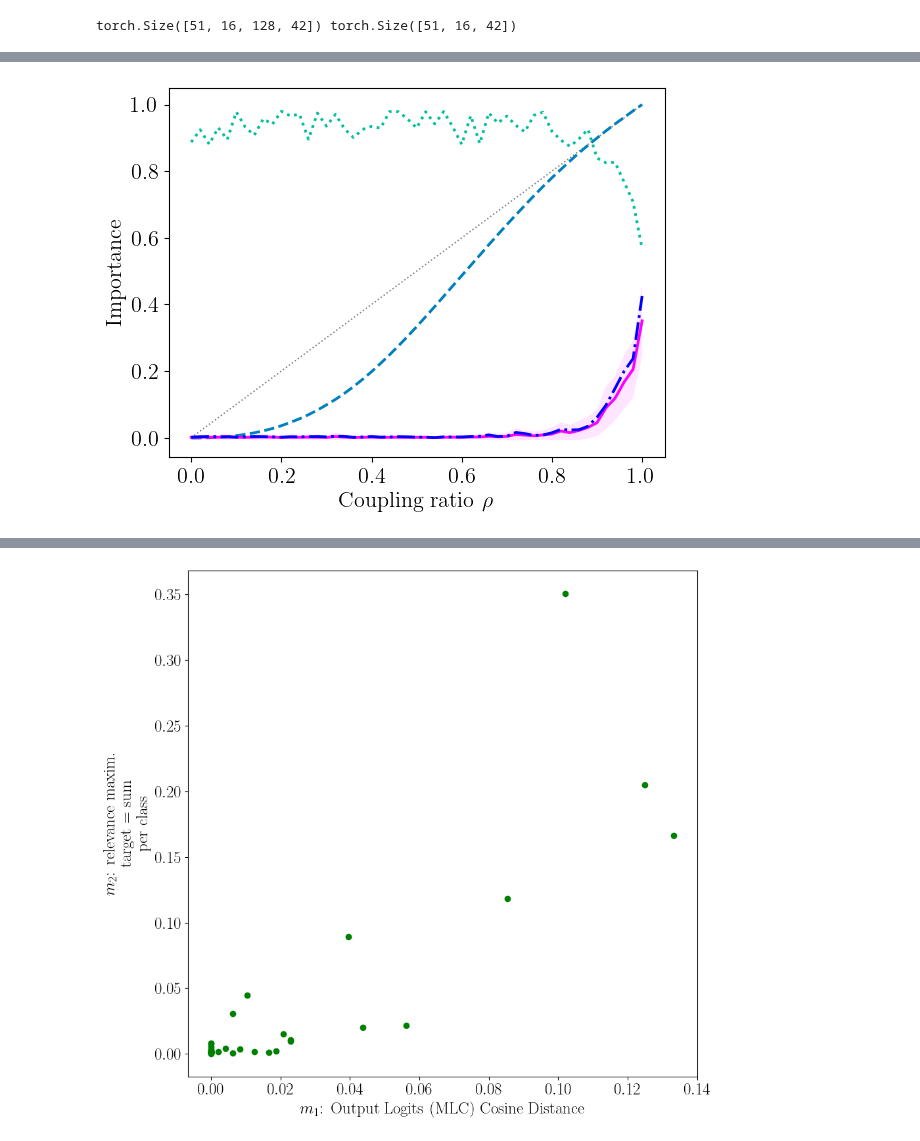
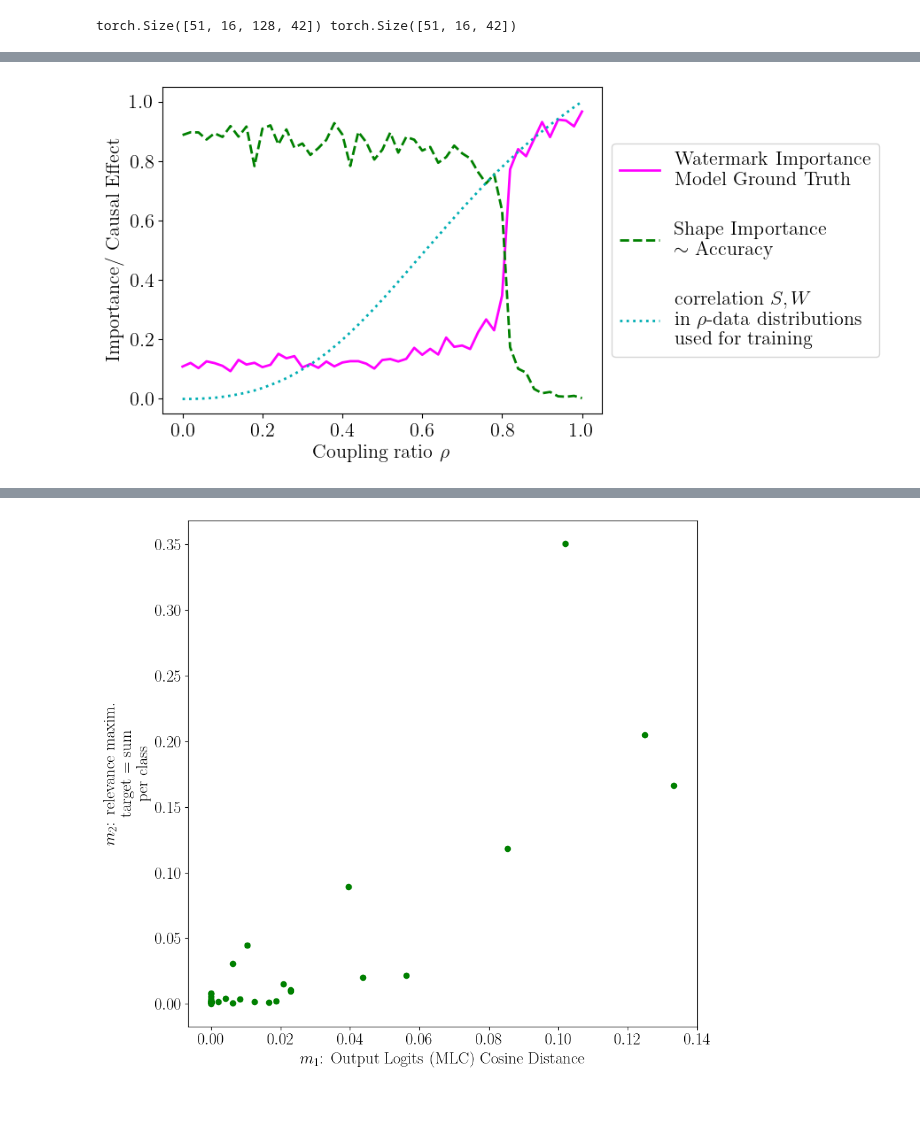
Before and after one commit to lillijo/xai-evaluation-master-thesis, a Jupyter notebook: experiments/compare_measures.ipynb, the cells around one changed output, grey strips where cells are left out. Saved outputs shown, nothing was run; the diff lists cells and outputs as text; code cells hidden in the pictures; blank space fills up the shorter version.

```diff
--- a/experiments/compare_measures.ipynb
+++ b/experiments/compare_measures.ipynb
@@ -446,76 +448,76 @@ mpl.rcParams.update({'font.family': 'serif', "font.size": 16})
 ecol = mpl.cm.winter(np.linspace(0, 1, 5))
 scol = mpl.cm.spring(np.linspace(0, 1, 5))
 
-plt.plot(
+""" plt.plot(
     BIASES,
     BIASES,
-    linewidth=1,
+    linewidth=2,
     label="coupling ratio $\\rho$",
-    linestyle="dotted",
-    color="gray",
-)
-plt.plot(
-    BIASES,
-    watermark_flip_m0,
-    linewidth=2,
-    label="$m_0$: corr($S,W$) \n $\\rho$-data dist. \n for training",
     linestyle="dashed",
-    color=ecol[2],
-)
+    color="#00AEB3",
+) """
 
 m1_mlc = torch.mean(per_sample[:, :, :, 2], dim=(1, 2))
 m1_mlc_sigma = torch.std(per_sample[:, :, :, 2], dim=(1, 2)) / math.sqrt(iterations)
 
-plt.plot(
+""" plt.plot(
     BIASES,
     m1_mlc,
     linewidth=2,
     label="$m_1$: $W$ MLC",
     # label="importance watermark (spurious feature)",
     color=scol[0],  # "#C8D672"
-)
-plt.fill_between(
+) """
+""" plt.fill_between(
     BIASES,
     m1_mlc + m1_mlc_sigma,
     m1_mlc - m1_mlc_sigma,
     facecolor=scol[0],  # "#C8D672",#
     label="$m_1$: std.err. MLC",
     alpha=0.1,
-)
+) """
 
 plt.plot(
     BIASES,
     torch.mean(per_sample[:, :, :, 0], dim=(1, 2)),
-    linestyle="dashdot",
+    #linestyle="dashdot",
     linewidth=2,
-    label="$m_1$: $W$ pred. flip",
-    color=ecol[0],
+    label="Watermark Importance \nModel Ground Truth",
+    color=scol[0],
 )
 plt.plot(
     BIASES,
     torch.mean(all_latent_factors[:, :, 0], dim=1),
-    linestyle=":",
+    linestyle="dashed",
     linewidth=2,
-    label="Shape pred. flip",
+    label="Shape Importance \n$\\sim$  Accuracy",
     # label="importance shape (target feature)",
-    color=ecol[3],  # "red"#
+    color="green",  # "red"#
+)
+plt.plot(
+    BIASES,
+    watermark_flip_m0,
+    linewidth=2,
+    label="correlation $S, W$ \n in $\\rho$-data distributions \n used for training",
+    linestyle="dotted",
+    color="#00AEB3",
 )
 
 
 
 plt.xlabel("Coupling ratio $\\rho$")
-if EXPERIMENT == 2:
+if EXPERIMENT:# == 2:
     plt.legend(
         bbox_to_anchor=(1, 0.5),
         loc=6,
         ncols=1,
         labelspacing=1.65,
     )
-else:
+    #else:
 
-    plt.ylabel("Importance")
+    plt.ylabel("Importance/ Causal Effect")
 # %% [output]
-[figure, old version]
+[figure, new version]
 # %%
 # Ground Truth Measures over seeds
 ecol = mpl.cm.winter(np.linspace(0, 1, 5))
```
Also changed, not shown: parts of 4 cells of this notebook, 4 other files.
